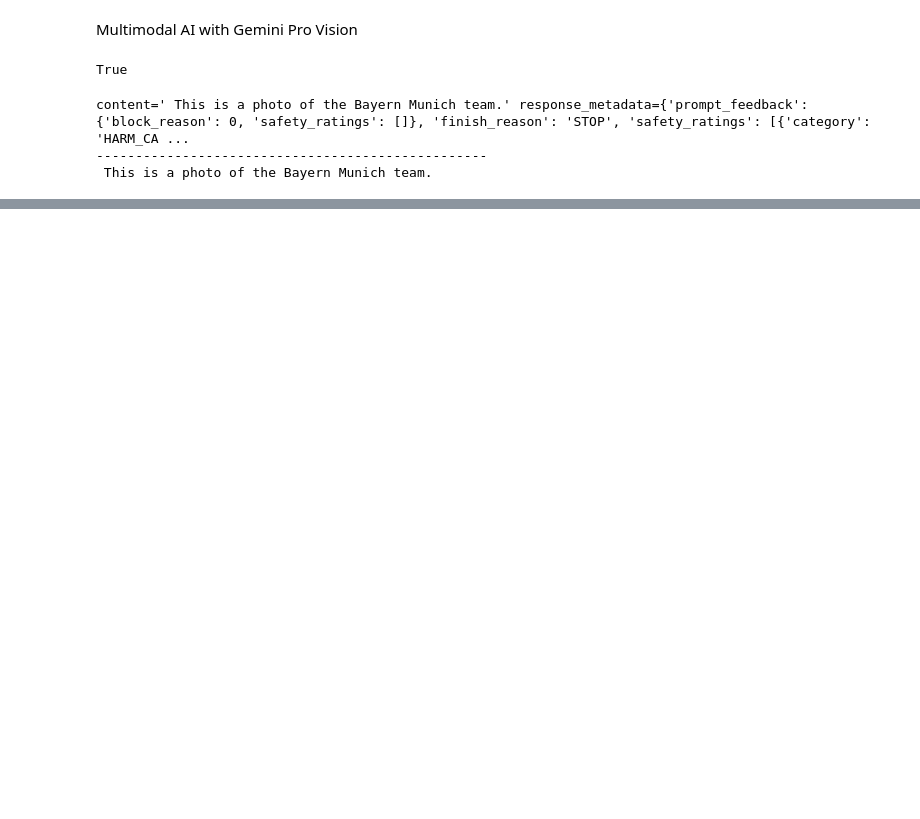
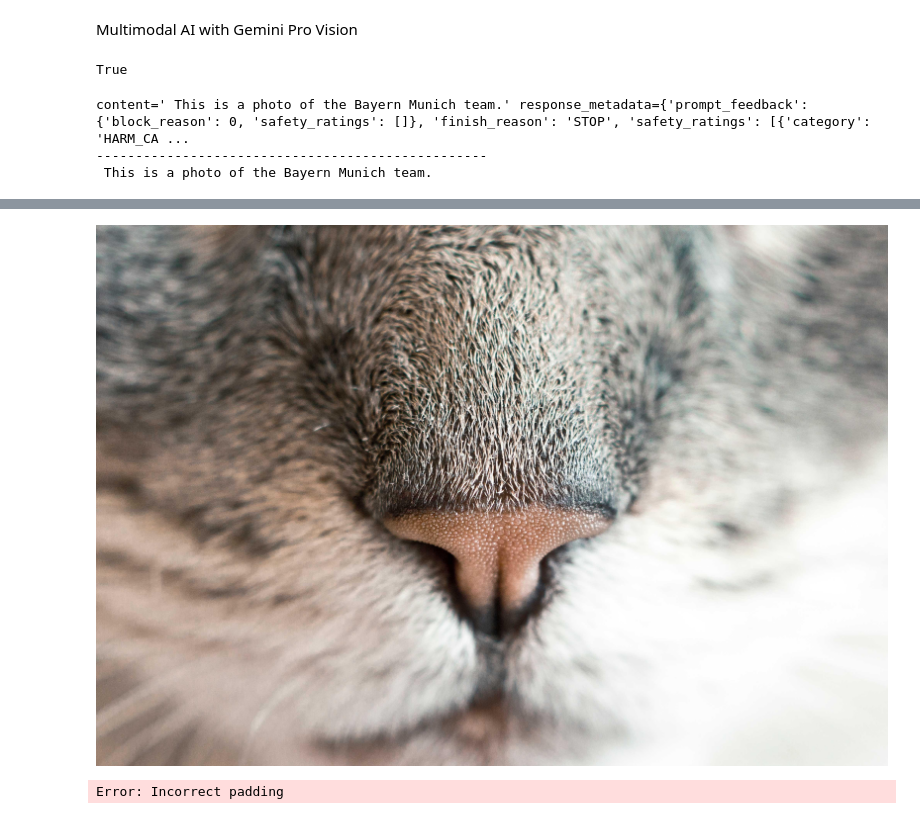
Before and after one commit to MichaelPariaszevski/LangChain_Gemini_1, a Jupyter notebook: Gemini_Pro_Vision.ipynb, the cells around one changed output, grey strips where cells are left out. Saved outputs shown, nothing was run; the diff lists cells and outputs as text; code cells hidden in the pictures; blank space fills up the shorter version.

Commit message:
Updated Gemini Pro Vision file

```diff
--- a/Gemini_Pro_Vision.ipynb
+++ b/Gemini_Pro_Vision.ipynb
@@ -98,0 +125,21 @@ AttributeError: 'JpegImageFile' object has no attribute 'startswith'
+# %%
+import requests
+from IPython.display import Image
+
+image_url="https://picsum.photos/id/40/4106/2806"
+
+content=requests.get(image_url).content
+
+image_data=Image(content)
+
+image_data
+# %% [output]
+[figure, added]
+# %%
+# image_url_encoded=encode_image(image_url)
+
+response_5=ask_gemini_vision(text="Describe this image as detailed as possible.", image=image_url)
+
+print(response_5.content)
+# %% [output]
+Error: Incorrect padding
```
Also changed, not shown: parts of 4 cells of this notebook.
